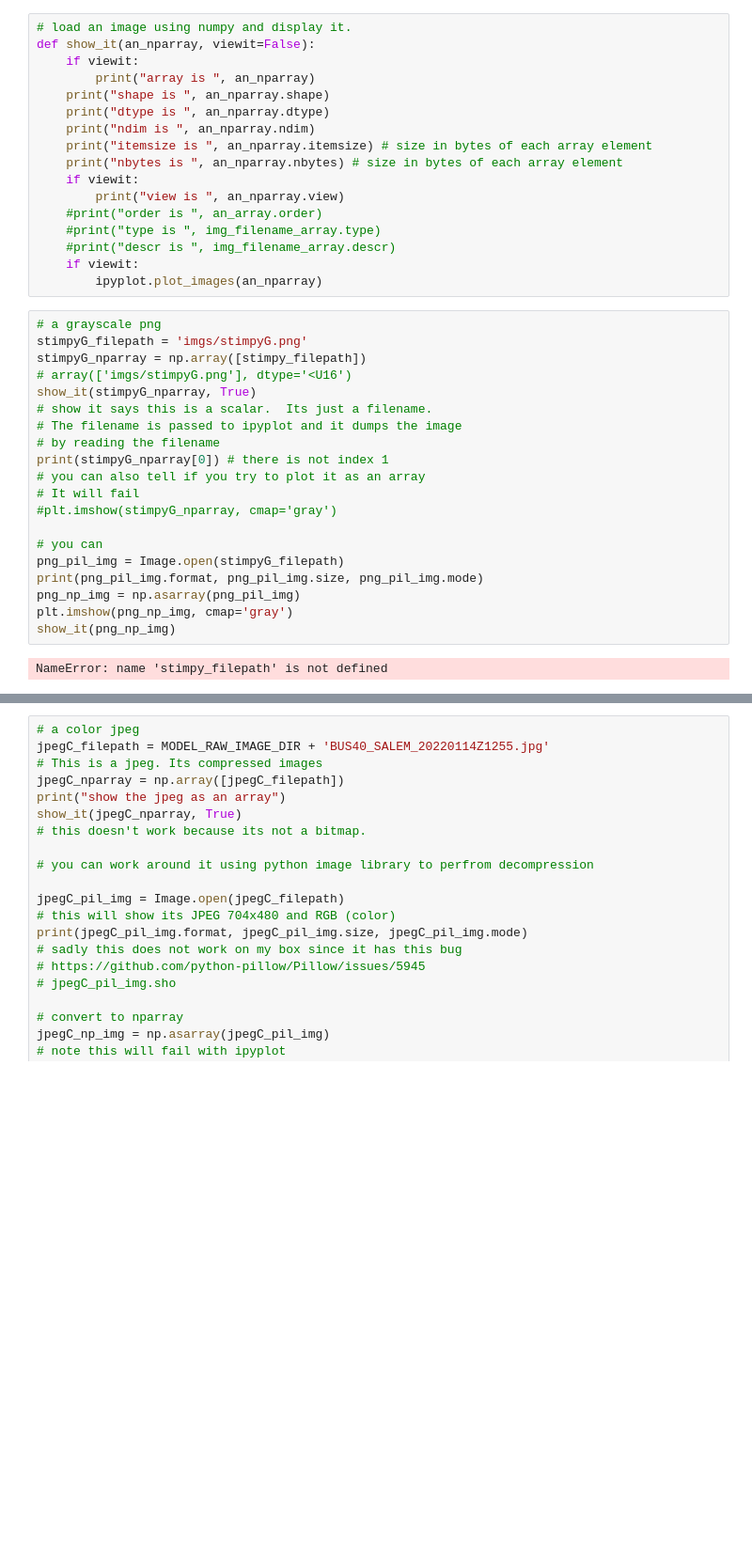
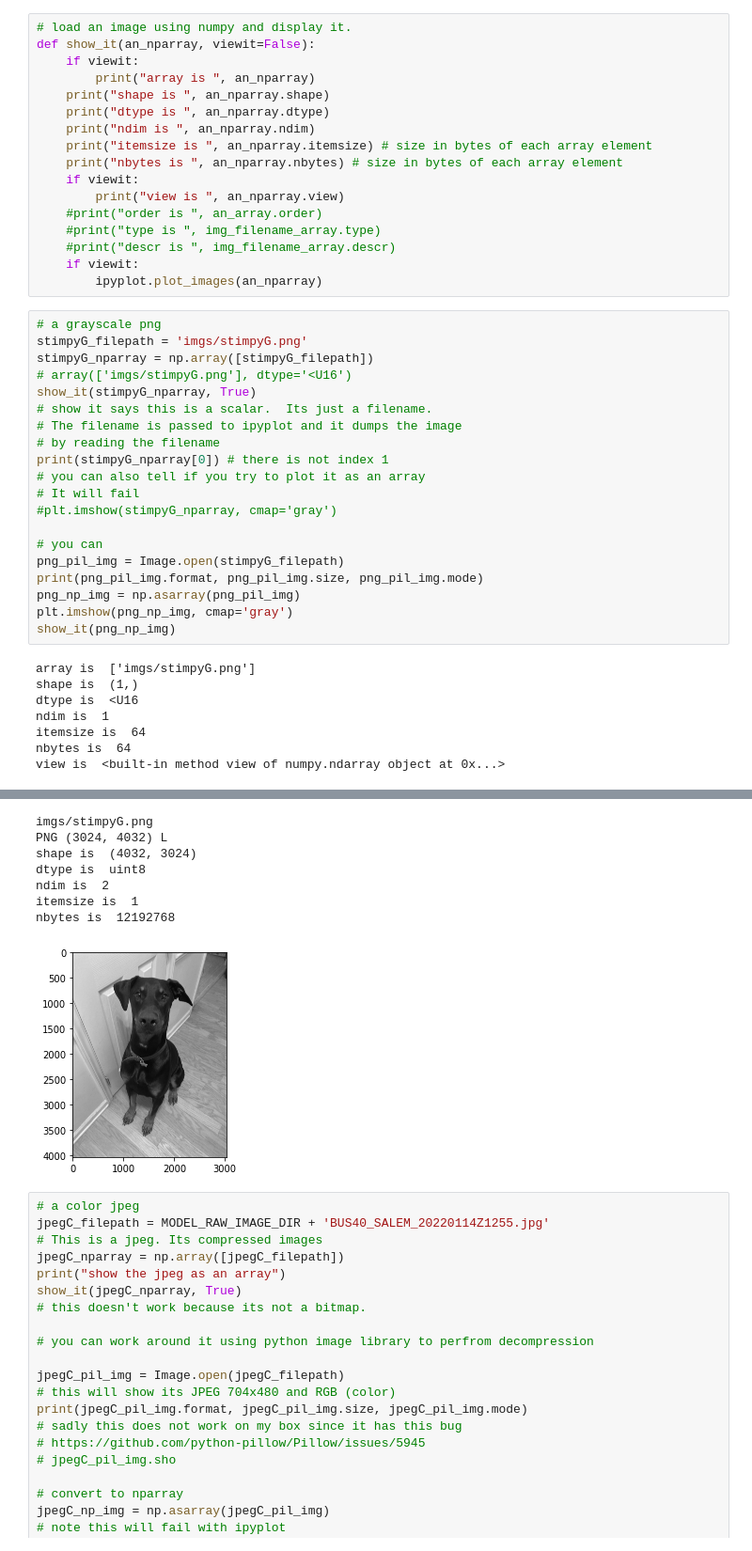
Before and after one commit to rtp-aws/devpost_aws_disaster_response, a Jupyter notebook: python/gray_rotate.ipynb, the cells around one changed output, grey strips where cells are left out. Shown: that part at 94% size. Saved outputs shown, nothing was run; the diff lists cells and outputs as text; blank space fills up the shorter version.

```diff
--- a/python/gray_rotate.ipynb
+++ b/python/gray_rotate.ipynb
@@ -68,7 +69,7 @@ def show_it(an_nparray, viewit=False):
 # %%
 # a grayscale png
 stimpyG_filepath = 'imgs/stimpyG.png'
-stimpyG_nparray = np.array([stimpy_filepath])
+stimpyG_nparray = np.array([stimpyG_filepath])
 # array(['imgs/stimpyG.png'], dtype='<U16')
 show_it(stimpyG_nparray, True)
 # show it says this is a scalar.  Its just a filename.
@@ -86,4 +87,10 @@ png_np_img = np.asarray(png_pil_img)
 plt.imshow(png_np_img, cmap='gray')
 show_it(png_np_img)
 # %% [output]
-NameError: name 'stimpy_filepath' is not defined
+array is  ['imgs/stimpyG.png']
+shape is  (1,)
+dtype is  <U16
+ndim is  1
+itemsize is  64
+nbytes is  64
+view is  <built-in method view of numpy.ndarray object at 0x...>
@@ -90,3 +99,11 @@ NameError: name 'stimpy_filepath' is not defined
+imgs/stimpyG.png
+PNG (3024, 4032) L
+shape is  (4032, 3024)
+dtype is  uint8
+ndim is  2
+itemsize is  1
+nbytes is  12192768
+[figure, added]
 # %%
 # a color jpeg
 jpegC_filepath = MODEL_RAW_IMAGE_DIR + 'BUS40_SALEM_20220114Z1255.jpg'
```
Also changed, not shown: parts of 23 cells of this notebook, 2 other files.
